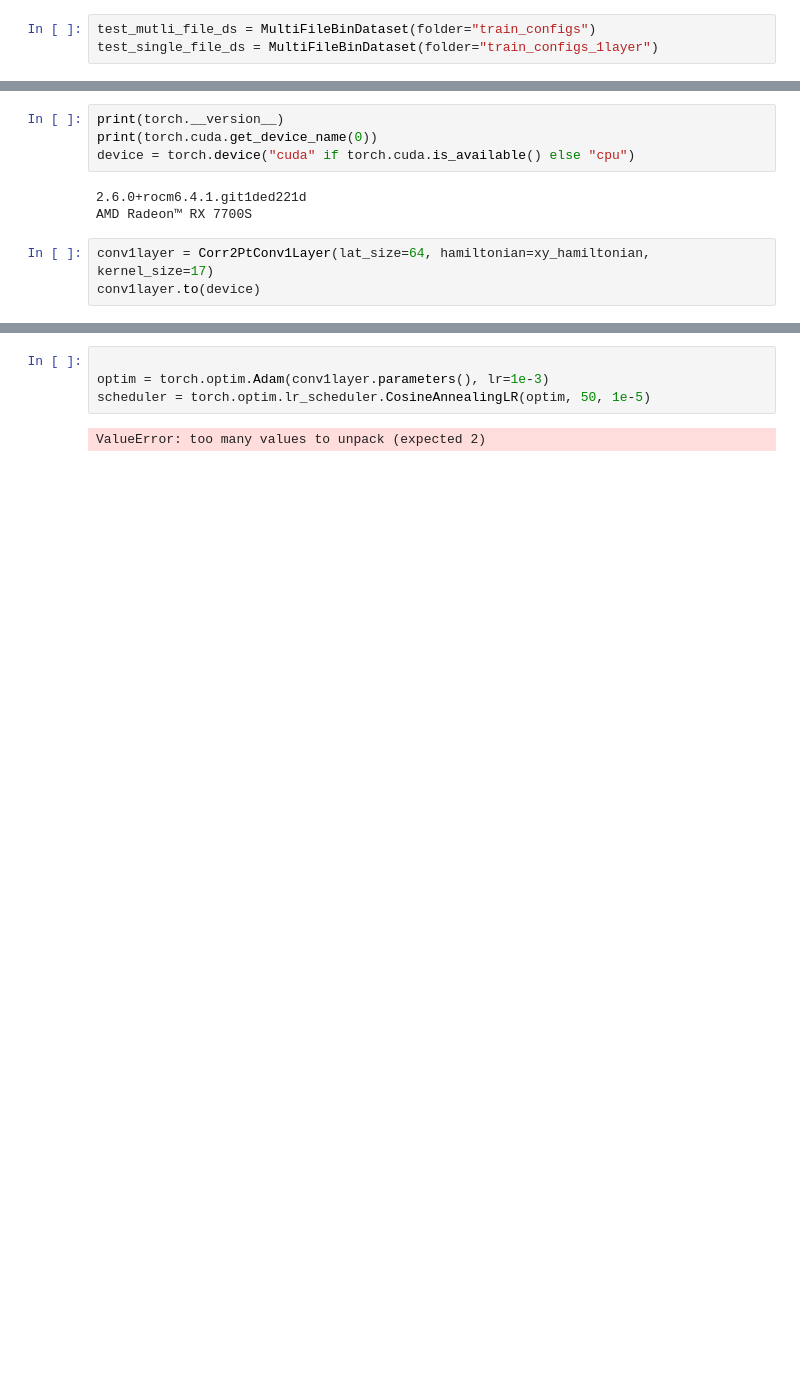
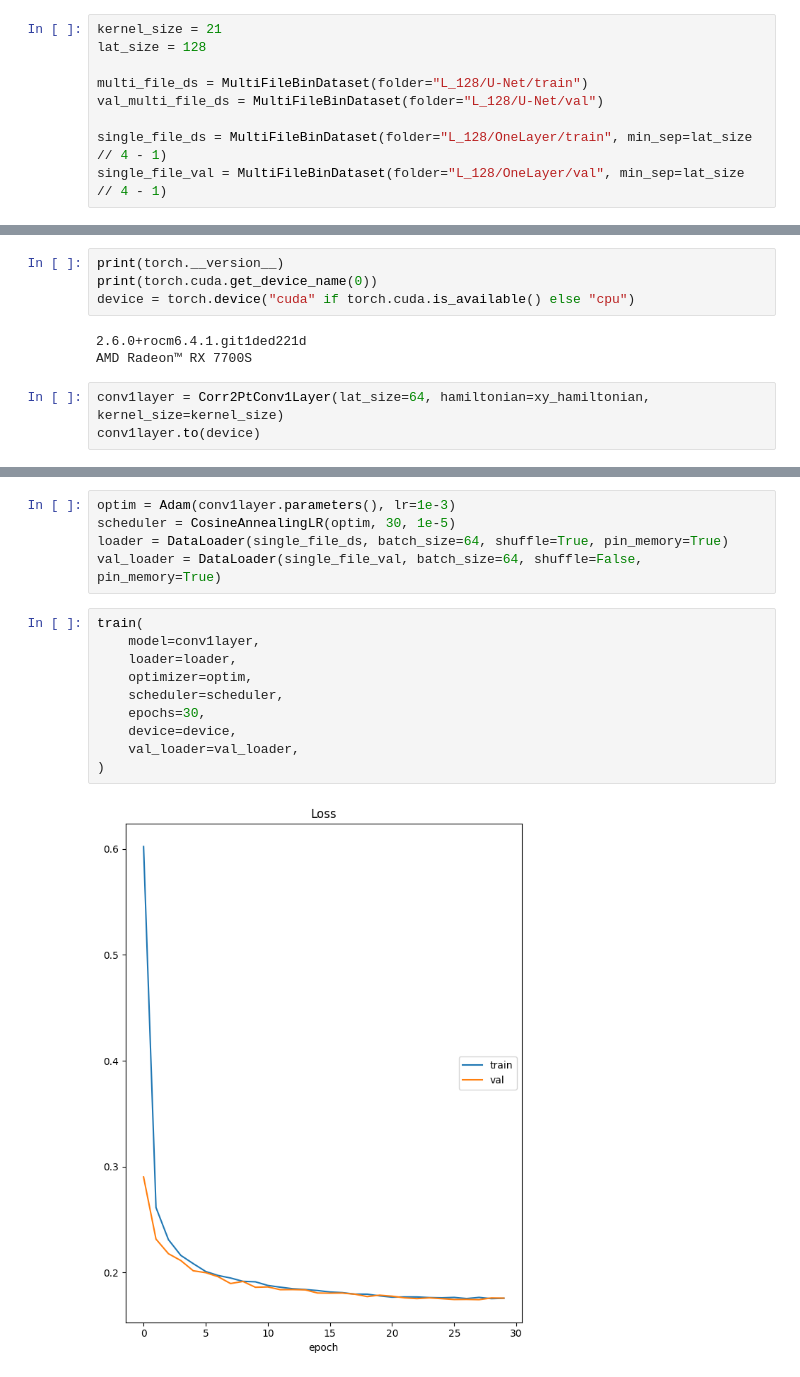
Before and after one commit to amshak01/XY-Contour-Deformations, a Jupyter notebook: deformations2.ipynb, the cells around one changed output, grey strips where cells are left out. Drawn from its saved outputs; the diff is of its cells as text; blank space fills up the shorter version.

```diff
--- a/deformations2.ipynb
+++ b/deformations2.ipynb
@@ -11,5 +11,11 @@ from lattice_utils import MultiFileBinDataset, BinArrayDataset, xy_hamiltonian,
 from models import Corr2PtUNet, Corr2PtConv1Layer
 from engines import train
 # %%
-test_mutli_file_ds = MultiFileBinDataset(folder="train_configs")
-test_single_file_ds = MultiFileBinDataset(folder="train_configs_1layer")
+kernel_size = 21
+lat_size = 128
+
+multi_file_ds = MultiFileBinDataset(folder="L_128/U-Net/train")
+val_multi_file_ds = MultiFileBinDataset(folder="L_128/U-Net/val")
+
+single_file_ds = MultiFileBinDataset(folder="L_128/OneLayer/train", min_sep=lat_size // 4 - 1)
+single_file_val = MultiFileBinDataset(folder="L_128/OneLayer/val", min_sep=lat_size // 4 - 1)
@@ -21,7 +31,7 @@ device = torch.device("cuda" if torch.cuda.is_available() else "cpu")
 2.6.0+rocm6.4.1.git1ded221d
 AMD Radeon™ RX 7700S
 # %%
-conv1layer = Corr2PtConv1Layer(lat_size=64, hamiltonian=xy_hamiltonian, kernel_size=17)
+conv1layer = Corr2PtConv1Layer(lat_size=64, hamiltonian=xy_hamiltonian, kernel_size=kernel_size)
 conv1layer.to(device)
 # %% [output]
 Corr2PtConv1Layer(
@@ -29,7 +39,18 @@ Corr2PtConv1Layer(
 )
 # %%
-
-optim = torch.optim.Adam(conv1layer.parameters(), lr=1e-3)
-scheduler = torch.optim.lr_scheduler.CosineAnnealingLR(optim, 50, 1e-5)
+optim = Adam(conv1layer.parameters(), lr=1e-3)
+scheduler = CosineAnnealingLR(optim, 30, 1e-5)
+loader = DataLoader(single_file_ds, batch_size=64, shuffle=True, pin_memory=True)
+val_loader = DataLoader(single_file_val, batch_size=64, shuffle=False, pin_memory=True)
-# %% [output]
-ValueError: too many values to unpack (expected 2)
+# %%
+train(
+    model=conv1layer,
+    loader=loader,
+    optimizer=optim,
+    scheduler=scheduler,
+    epochs=30,
+    device=device,
+    val_loader=val_loader,
+)
+# %% [output]
+[figure, added]
```
Also changed, not shown: parts of 18 cells of this notebook, 2 other files.
